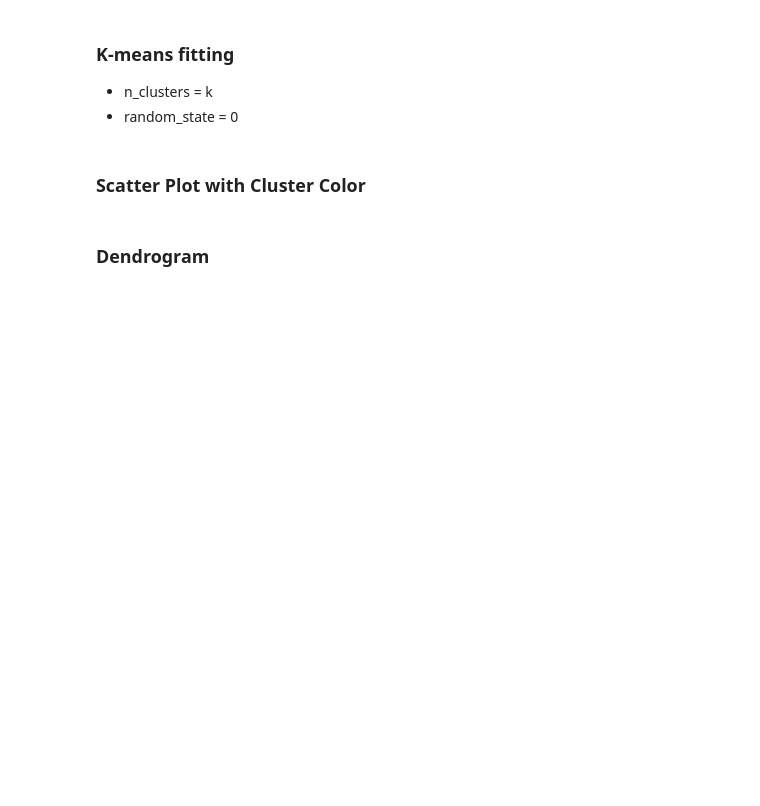
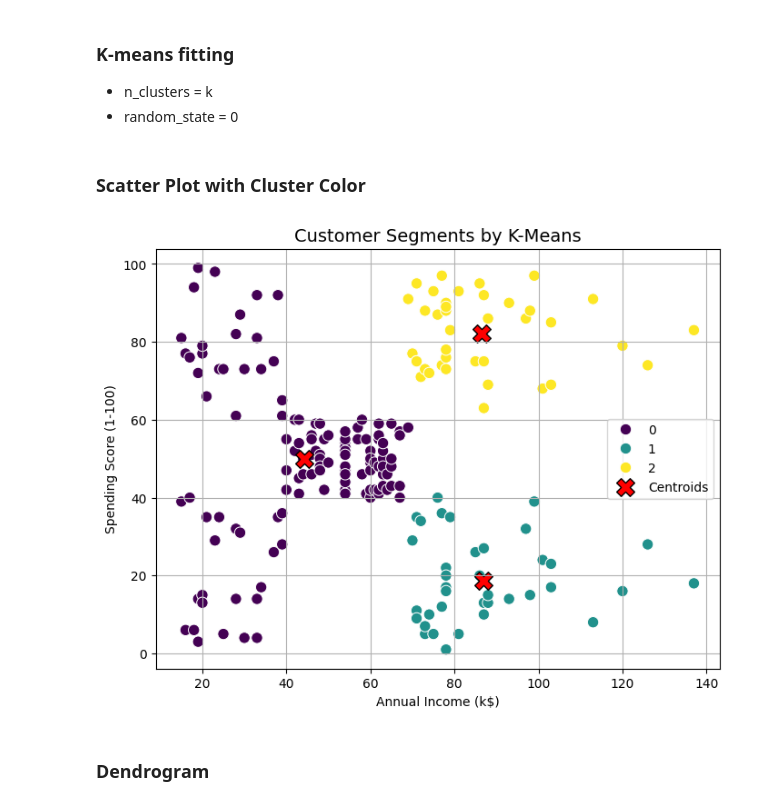
Before and after one commit to gariyong/AI_Assignment, a Jupyter notebook: [AI2025]_Clustering.ipynb, the cells around one changed output. Cells and saved outputs as stored; diff of their text form; code cells hidden in the pictures; blank space fills up the shorter version.

```diff
--- a/[AI2025]_Clustering.ipynb
+++ b/[AI2025]_Clustering.ipynb
@@ -67,13 +88,13 @@ from sklearn.cluster import KMeans
 
 k = 3
 
-model = #######
+model = KMeans(n_clusters=k)
 
 # fitting
-model.##############
+model.fit(data)
 
 # predicting
-pred = model.##########
+pred = model.predict(data)
 
 df['cluster'] = pred
 # %% [markdown]
@@ -81,32 +102,34 @@ df['cluster'] = pred
 # %%
 import matplotlib.pyplot as plt
 import seaborn as sns
 
 
 # Scatterplot
 plt.figure(figsize=(8,6))
-sns.################(
+sns.scatterplot(
     x='Annual Income (k$)',
     y='Spending Score (1-100)',
     hue='cluster',            # Divide Cluster Color
     palette='viridis',
     data=df,                  # restoring scale : df
     s=80                      # Dot size
 )
 
 # Spotting Cluster Centroids (restoring original location before z-score)
 centers_original = scaler.inverse_transform(model.cluster_centers_)
 plt.scatter(
     centers_original[:, 0], centers_original[:, 1],
     c='red', s=200, marker='X', edgecolor='black', label='Centroids'
 )
 
 plt.title('Customer Segments by K-Means', fontsize=14)
 plt.xlabel('Annual Income (k$)')
 plt.ylabel('Spending Score (1-100)')
 plt.legend()
 plt.grid(True)
 plt.show()
+# %% [output]
+[figure, added]
 # %% [markdown]
 ### Dendrogram
 # %%
```
Also changed, not shown: parts of 6 cells of this notebook.
